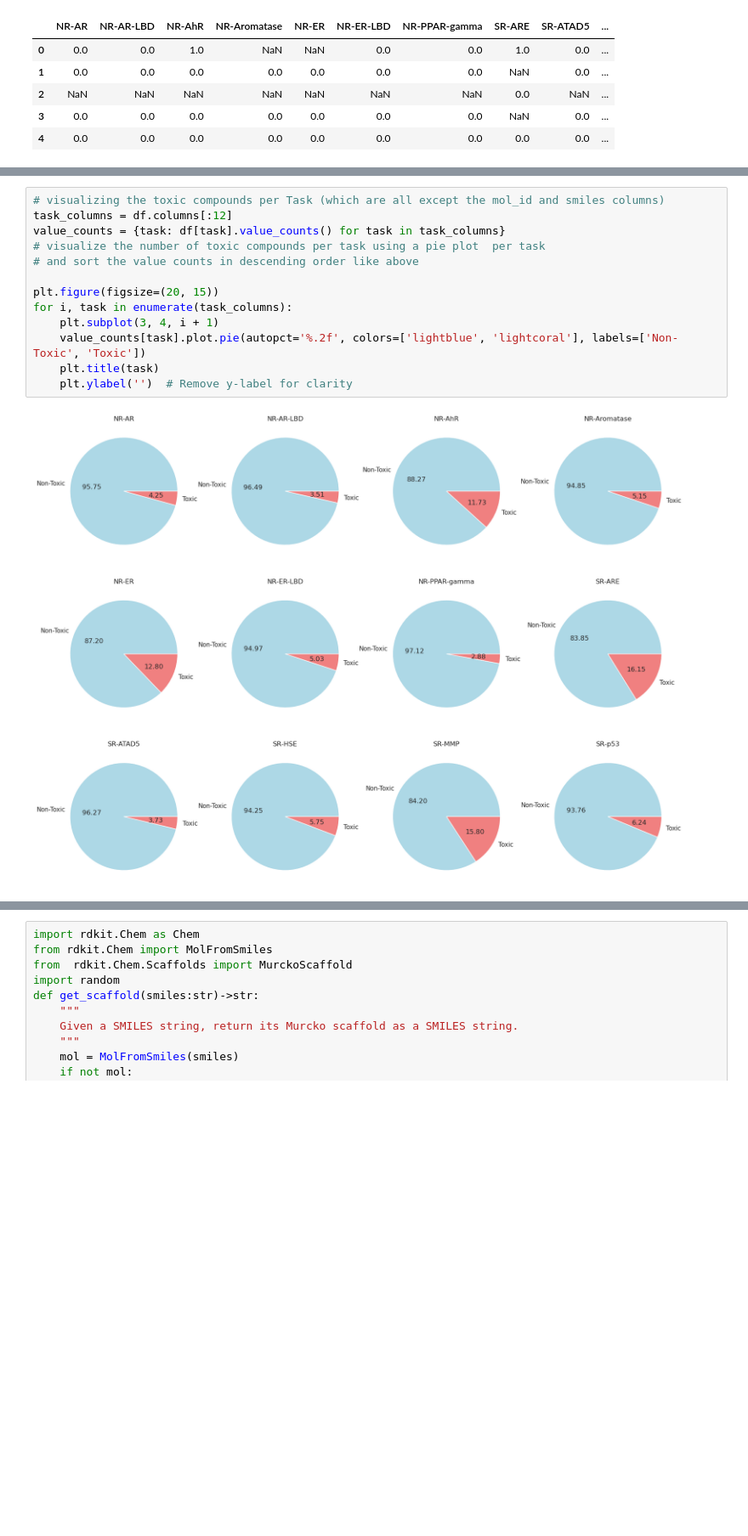
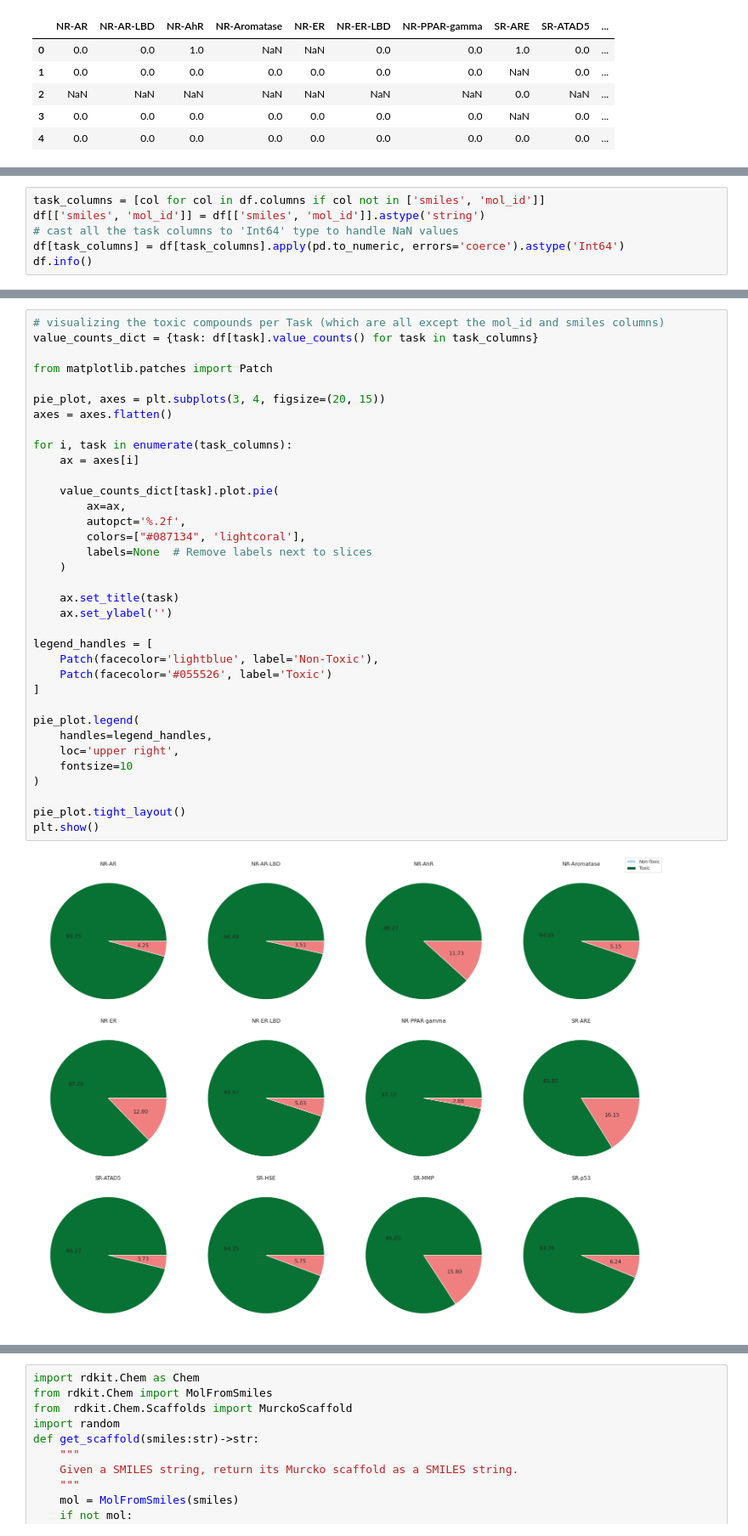
Before and after one commit to arinavanesian/Hybrid_GNN_Research, a Jupyter notebook: TOX/tox21_analysis.ipynb, the cells around one changed output, grey strips where cells are left out. Shown at 85% size. Saved outputs shown, nothing was run; the diff lists cells and outputs as text; blank space fills up the shorter version.

```diff
--- a/TOX/tox21_analysis.ipynb
+++ b/TOX/tox21_analysis.ipynb
@@ -74,0 +27,6 @@ df_nr_er_lbd = pd.DataFrame(columns=['NR-ER-LBD', 'smiles'], data=df[['NR-ER-LBD
+# %%
+task_columns = [col for col in df.columns if col not in ['smiles', 'mol_id']]
+df[['smiles', 'mol_id']] = df[['smiles', 'mol_id']].astype('string')
+# cast all the task columns to 'Int64' type to handle NaN values
+df[task_columns] = df[task_columns].apply(pd.to_numeric, errors='coerce').astype('Int64')
+df.info()
@@ -121,16 +140,38 @@ df.head()
 # %%
 # visualizing the toxic compounds per Task (which are all except the mol_id and smiles columns)
-task_columns = df.columns[:12]
-value_counts = {task: df[task].value_counts() for task in task_columns}
-# visualize the number of toxic compounds per task using a pie plot  per task
-# and sort the value counts in descending order like above
+value_counts_dict = {task: df[task].value_counts() for task in task_columns}
 
-plt.figure(figsize=(20, 15))
+from matplotlib.patches import Patch
+
+pie_plot, axes = plt.subplots(3, 4, figsize=(20, 15))
+axes = axes.flatten()
+
 for i, task in enumerate(task_columns):
-    plt.subplot(3, 4, i + 1)
-    value_counts[task].plot.pie(autopct='%.2f', colors=['lightblue', 'lightcoral'], labels=['Non-Toxic', 'Toxic'])
-    plt.title(task)
-    plt.ylabel('')  # Remove y-label for clarity
+    ax = axes[i]
+
+    value_counts_dict[task].plot.pie(
+        ax=ax,
+        autopct='%.2f',
+        colors=["#087134", 'lightcoral'],
+        labels=None  # Remove labels next to slices
+    )
+
+    ax.set_title(task)
+    ax.set_ylabel('')
+
+legend_handles = [
+    Patch(facecolor='lightblue', label='Non-Toxic'),
+    Patch(facecolor='#055526', label='Toxic')
+]
+
+pie_plot.legend(
+    handles=legend_handles,
+    loc='upper right',
+    fontsize=10
+)
+
+pie_plot.tight_layout()
+plt.show()
 # %% [output]
-[figure, old version]
+[figure, new version]
 # %%
```
Also changed, not shown: parts of 35 cells of this notebook, 11 other files.
